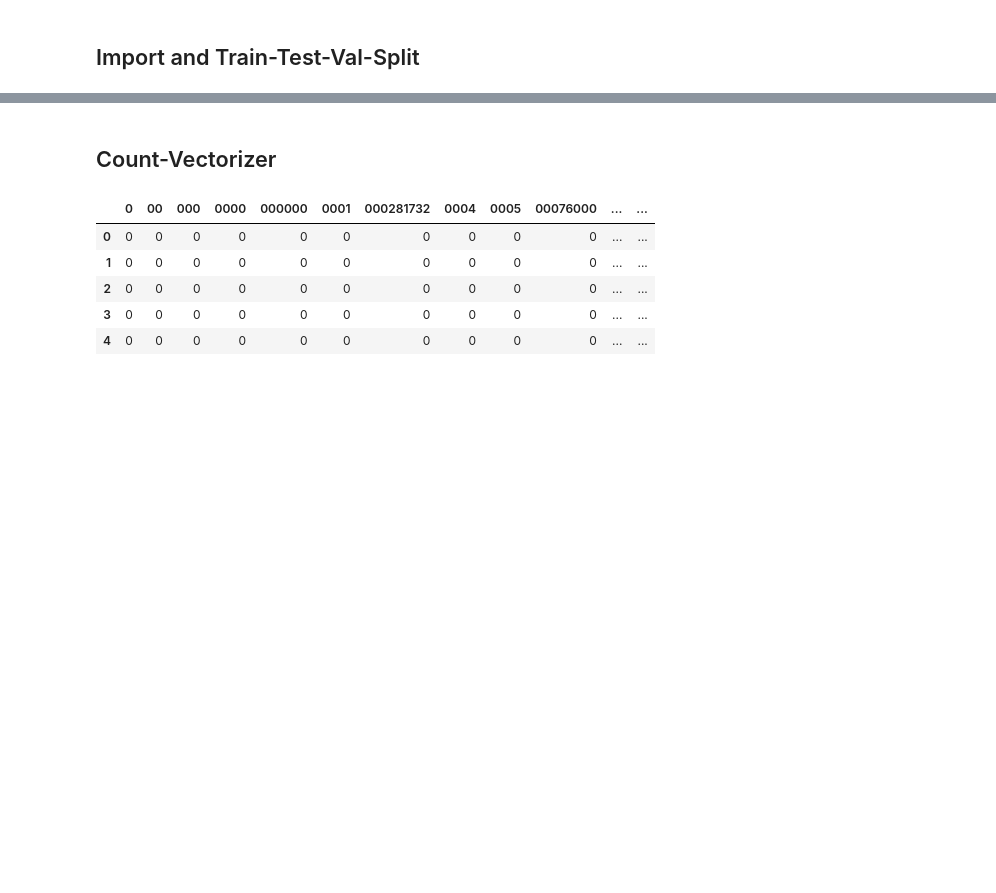
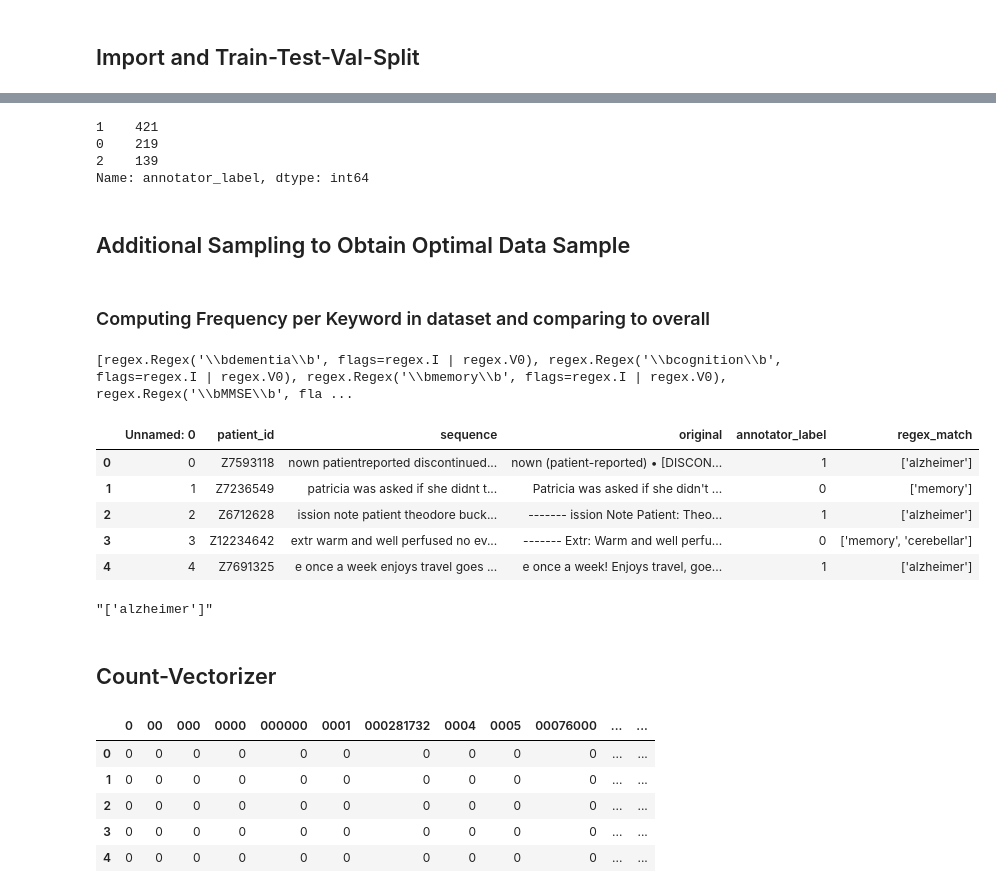
Before and after one commit to anaconda121/NeuraHealth, a Jupyter notebook: Modeling/Logistic-Regression-TFIDF.ipynb, the cells around one changed output, grey strips where cells are left out. Cells and saved outputs as stored; diff of their text form; code cells hidden in the pictures; blank space fills up the shorter version.

```diff
--- a/Modeling/Logistic-Regression-TFIDF.ipynb
+++ b/Modeling/Logistic-Regression-TFIDF.ipynb
@@ -51,3 +52,55 @@ X_train_valid, X_test, y_train_valid, y_test = train_test_split(X,y,random_state
 
 y_train_valid_label = y_train_valid.to_numpy()
 X_train, X_valid, y_train, y_valid = train_test_split(X_train_valid, y_train_valid, random_state=0, test_size=0.1, stratify=y_train_valid_label)
+# %%
+y_valid.value_counts()
+# %% [output]
+1    421
+0    219
+2    139
+Name: annotator_label, dtype: int64
+# %% [markdown]
+## Additional Sampling to Obtain Optimal Data Sample
+# %% [markdown]
+### Computing Frequency per Keyword in dataset and comparing to overall
+# %%
+regex = pd.read_csv(r"C:\Users\MIND_DS\Dropbox (Partners HealthCare)\NLP\Tanish\APOE-SLAT\EDA\Getting_Data\keywords.csv")
+# %%
+k = regex["REGEX"].to_list()
+c = regex["CASE"].to_list()
+p_list = []
+
+for i in range(len(k)):
+    if (c[i] == 0):
+        p_list.append(re.compile(k[i][5:], re.IGNORECASE))
+    elif (c[i] == 1):
+        p_list.append(re.compile(k[i]))
+print(p_list)
+# %% [output]
+[regex.Regex('\\bdementia\\b', flags=regex.I | regex.V0), regex.Regex('\\bcognition\\b', flags=regex.I | regex.V0), regex.Regex('\\bmemory\\b', flags=regex.I | regex.V0), regex.Regex('\\bMMSE\\b', fla ...
+# %%
+l = []
+for note in tqdm(train_df["original"]):
+    curr = []
+    for p in (p_list):
+        m = list(set(re.findall(p, note)))
+        m = list(set(map(str.lower, m)))
+        if (m != []):
+            curr.append("".join(m))
+    #print(curr)
+    #print(l)
+    l.append(str(curr))
+train_df["regex_match"] = l
+# %%
+train_df.head()
+# %% [output]
+|  | Unnamed: 0 | patient_id | sequence | original | annotator_label | regex_match |
+| 0 | 0 | Z7593118 | nown patientreported discontinued... | nown (patient-reported) • [DISCON... | 1 | ['alzheimer'] |
+| 1 | 1 | Z7236549 | patricia was asked if she didnt t... | Patricia was asked if she didn't ... | 0 | ['memory'] |
+| 2 | 2 | Z6712628 | ission note patient theodore buck... | ------- ission Note Patient: Theo... | 1 | ['alzheimer'] |
+| 3 | 3 | Z12234642 | extr warm and well perfused no ev... | ------- Extr: Warm and well perfu... | 0 | ['memory', 'cerebellar'] |
+| 4 | 4 | Z7691325 | e once a week enjoys travel goes ... | e once a week! Enjoys travel, goe... | 1 | ['alzheimer'] |
+# %%
+train_df.loc[i]['regex_match']
+# %% [output]
+"['alzheimer']"
```
Also changed, not shown: parts of 5 cells of this notebook, 1 other file.
